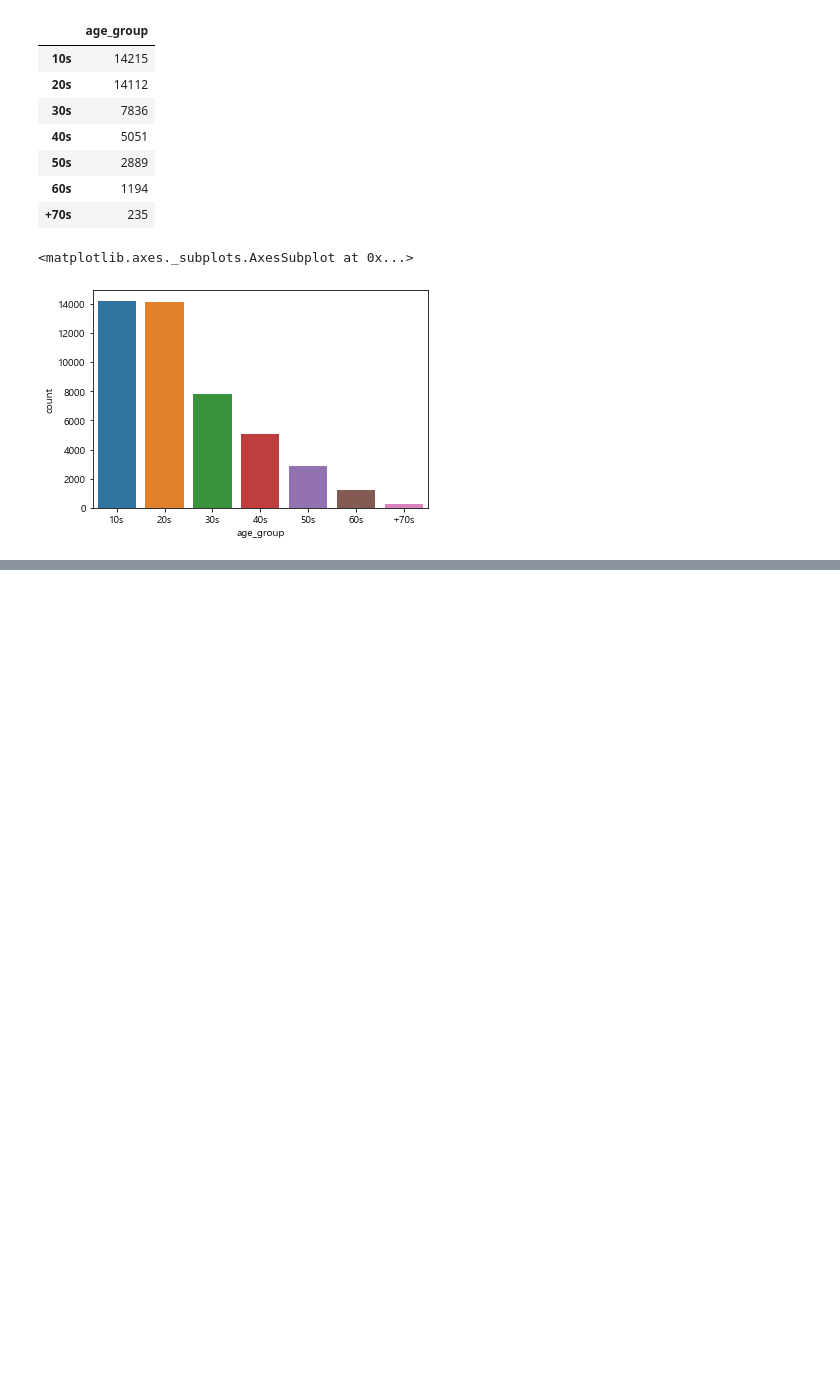
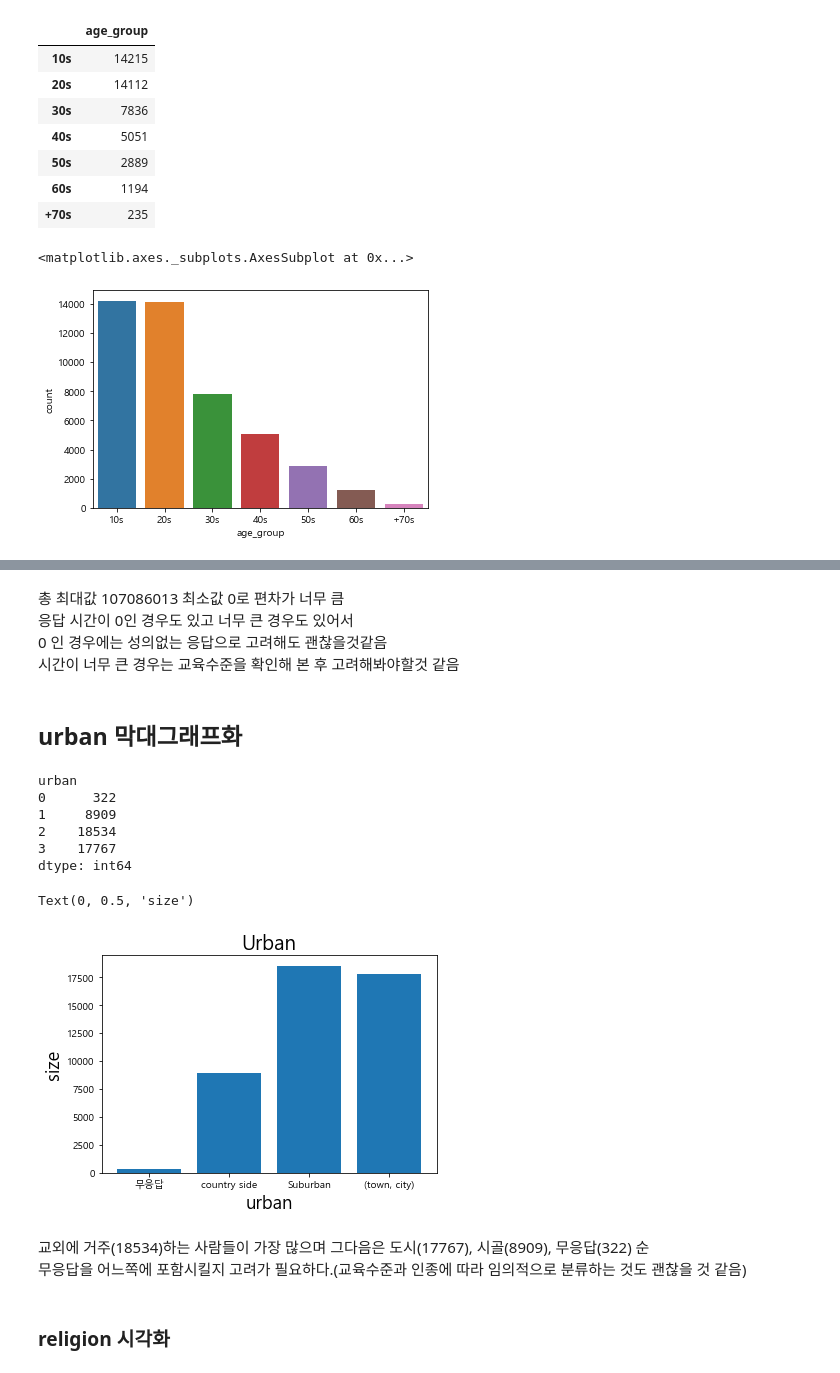
Before and after one commit to sryu219/TeamProject, a Jupyter notebook: FinalProject.ipynb, the cells around one changed output, grey strips where cells are left out. Cells and saved outputs as stored; diff of their text form; code cells hidden in the pictures; blank space fills up the shorter version.

```diff
--- a/FinalProject.ipynb
+++ b/FinalProject.ipynb
@@ -215,0 +289,37 @@ sns.countplot(x="age_group", data= train, order = train["age_group"].value_count
+# %% [markdown]
+총 최대값 107086013 최소값 0로 편차가 너무 큼
+응답 시간이 0인 경우도 있고 너무 큰 경우도 있어서
+0 인 경우에는 성의없는 응답으로 고려해도 괜찮을것같음
+시간이 너무 큰 경우는 교육수준을 확인해 본 후 고려해봐야할것 같음
+# %% [markdown]
+## urban 막대그래프화
+# %%
+# urban 갯수 확인
+urban_train = train.groupby(train['urban']).size()
+label = ['무응답','country side', 'Suburban', '(town, city)']
+index = np.arange(len(label))
+
+urban_train
+# %% [output]
+urban
+0      322
+1     8909
+2    18534
+3    17767
+dtype: int64
+# %%
+# urban 시각화
+plt.bar(label, urban_train)
+plt.title('Urban', fontsize=20)
+
+plt.xlabel('urban', fontsize=18)
+
+plt.ylabel('size', fontsize=18)
+# %% [output]
+Text(0, 0.5, 'size')
+[figure, added]
+# %% [markdown]
+교외에 거주(18534)하는 사람들이 가장 많으며 그다음은 도시(17767), 시골(8909), 무응답(322) 순
+무응답을 어느쪽에 포함시킬지 고려가 필요하다.(교육수준과 인종에 따라 임의적으로 분류하는 것도 괜찮을 것 같음)
+# %% [markdown]
+### religion 시각화
```
Also changed, not shown: parts of 15 cells of this notebook.
